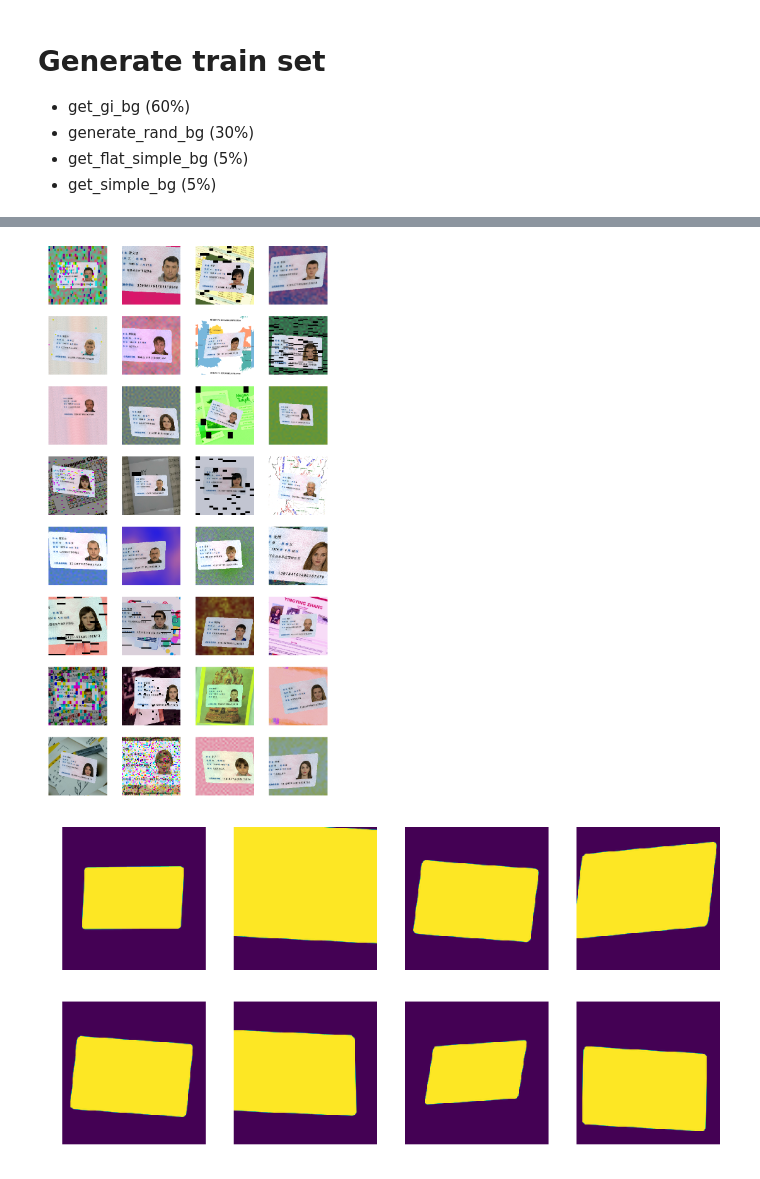
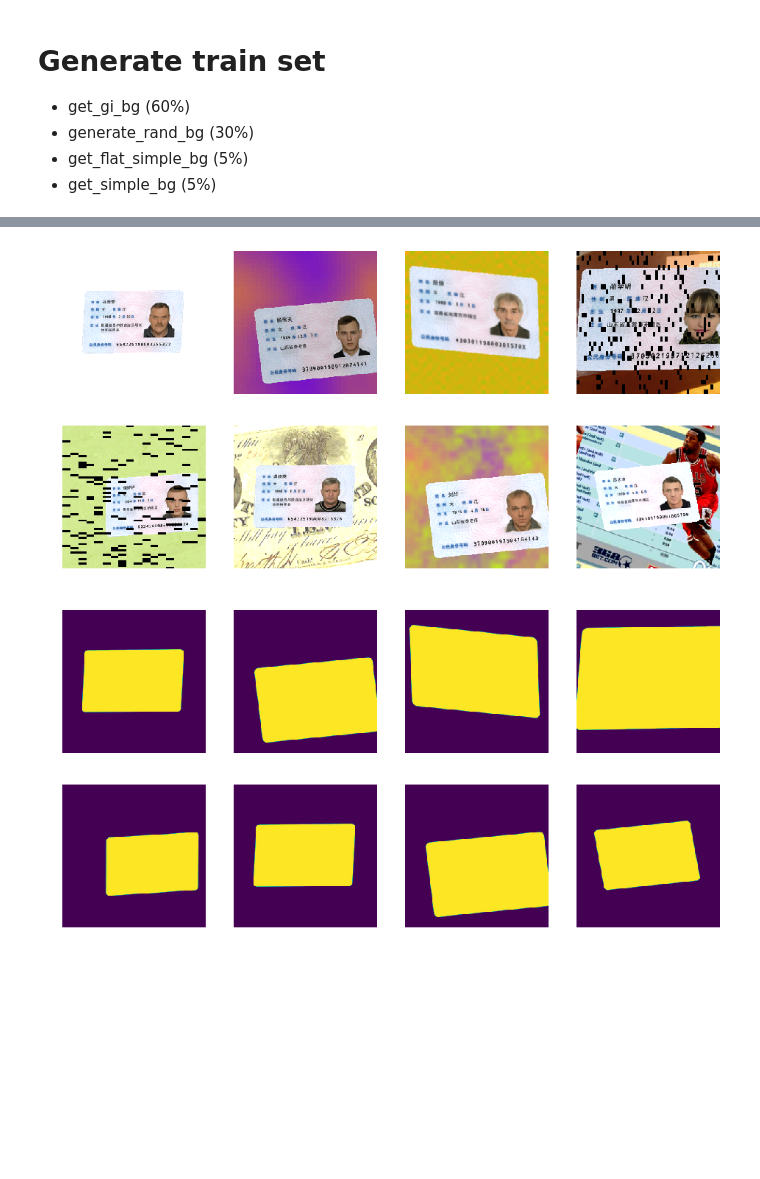
Before and after one commit to sdlm/chinese-ausweis-viewer, a Jupyter notebook: chinese_ausweis_viewer/train.ipynb, the cells around one changed output, grey strips where cells are left out. Saved outputs shown, nothing was run; the diff lists cells and outputs as text; code cells hidden in the pictures; blank space fills up the shorter version.

```diff
--- a/chinese_ausweis_viewer/train.ipynb
+++ b/chinese_ausweis_viewer/train.ipynb
@@ -21,5 +24,5 @@ from utils import configs
 # %%
-train_num = 1000
+train_num = 20
 model_weights_path = './data/weights/n{}/w_000.h5'.format(configs.START_NEURONS)
 # %%
 train_x = None  # np.zeros((train_num, h_size, w_size, 3), dtype='float32')
@@ -51,7 +56,10 @@ if os.path.isfile(model_weights_path):
 generate_batch_size = train_num // cores_count
 with mp.Pool(processes=cores_count) as pool:
     results = [
-        pool.apply_async(get_next_batch, args=(generate_batch_size, only_gi_bg))
+        pool.apply_async(
+            get_next_batch,
+            args=(generate_batch_size, only_gi_bg)
+        )
         for _ in range(cores_count)
     ]
     for x, y in [res.get() for res in results]:
@@ -63,13 +74,13 @@ with mp.Pool(processes=cores_count) as pool:
 # %%
-rows = 8
+rows = 2
 cols = 4
 fig, axes = plt.subplots(rows, cols, figsize=(4*cols,4*rows))
 for i in range(rows):
     for j in range(cols):
         axes[i, j].set_axis_off()
         axes[i, j].imshow(train_x[i * cols + j]);
 # %% [output]
-[figure, old version]
+[figure, new version]
 # %%
 rows = 2
 cols = 4
@@ -79,5 +90,5 @@ for i in range(rows):
         axes[i, j].set_axis_off()
         axes[i, j].imshow(train_y[i * cols + j].reshape((256, 256)));
 # %% [output]
-[figure, old version]
+[figure, new version]
 # %%
```
Also changed, not shown: parts of 7 cells of this notebook, 1 other file.
